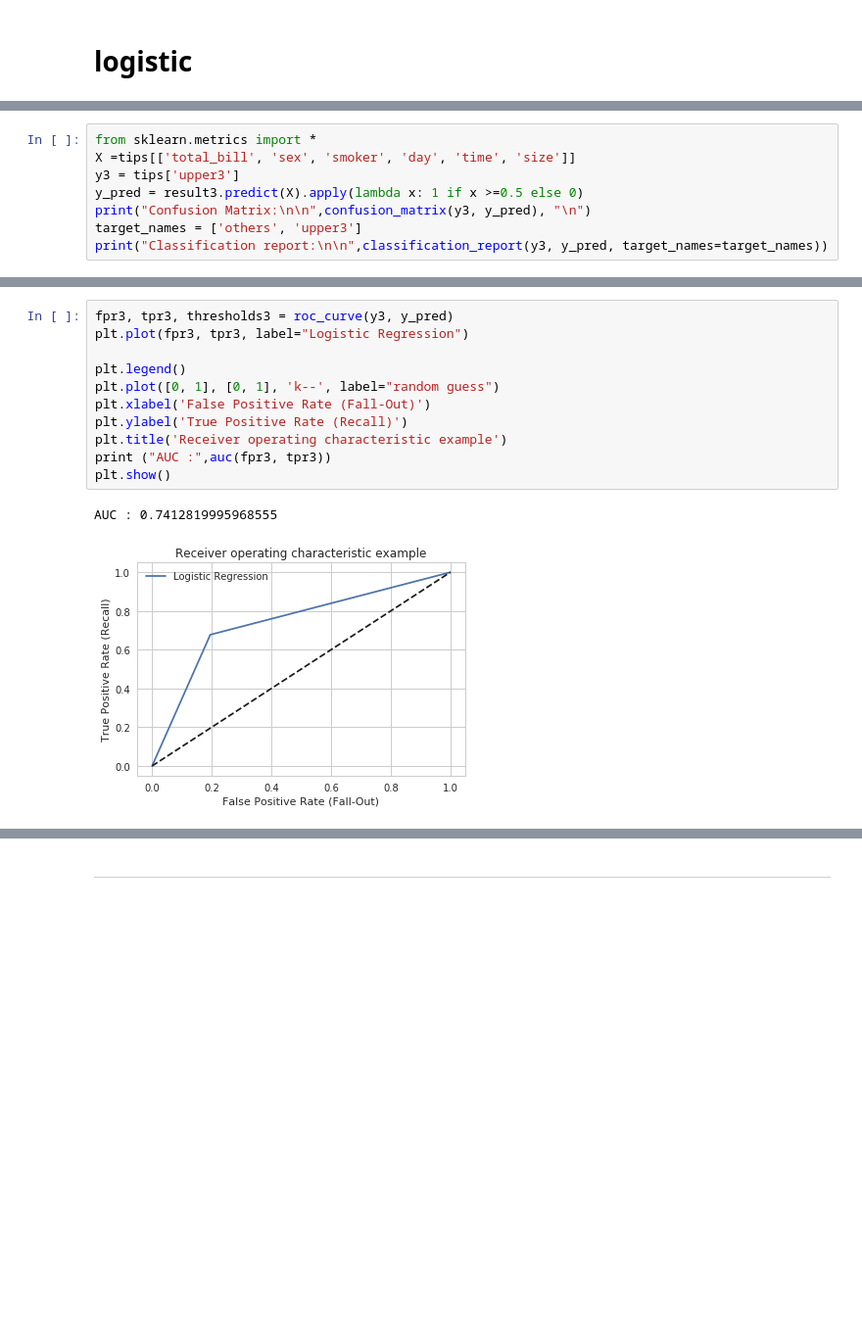
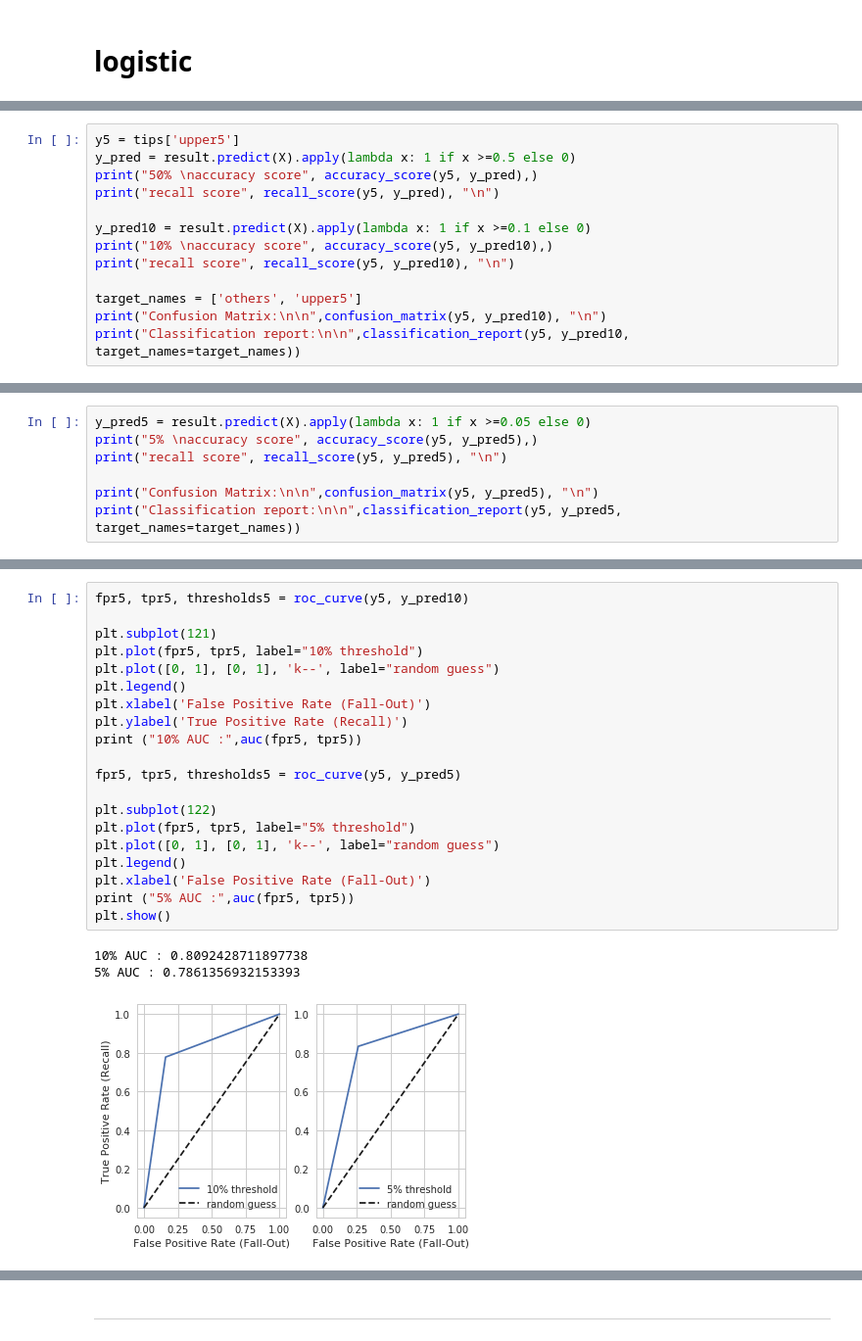
Before and after one commit to Moons08/personal-project-archive, a Jupyter notebook: 180209_seaborn_tips/Tips_classification.ipynb, the cells around one changed output, grey strips where cells are left out. Shown at 98% size. Saved outputs shown, nothing was run; the diff lists cells and outputs as text; blank space fills up the shorter version.

```diff
--- a/180209_seaborn_tips/Tips_classification.ipynb
+++ b/180209_seaborn_tips/Tips_classification.ipynb
@@ -96,0 +96,13 @@ plt.show()
+# %%
+y5 = tips['upper5']
+y_pred = result.predict(X).apply(lambda x: 1 if x >=0.5 else 0)
+print("50% \naccuracy score", accuracy_score(y5, y_pred),)
+print("recall score", recall_score(y5, y_pred), "\n")
+
+y_pred10 = result.predict(X).apply(lambda x: 1 if x >=0.1 else 0)
+print("10% \naccuracy score", accuracy_score(y5, y_pred10),)
+print("recall score", recall_score(y5, y_pred10), "\n")
+
+target_names = ['others', 'upper5']
+print("Confusion Matrix:\n\n",confusion_matrix(y5, y_pred10), "\n")
+print("Classification report:\n\n",classification_report(y5, y_pred10, target_names=target_names))
@@ -97,9 +130,8 @@ plt.show()
 # %%
-from sklearn.metrics import *
-X =tips[['total_bill', 'sex', 'smoker', 'day', 'time', 'size']]
-y3 = tips['upper3']
-y_pred = result3.predict(X).apply(lambda x: 1 if x >=0.5 else 0)
-print("Confusion Matrix:\n\n",confusion_matrix(y3, y_pred), "\n")
-target_names = ['others', 'upper3']
-print("Classification report:\n\n",classification_report(y3, y_pred, target_names=target_names))
+y_pred5 = result.predict(X).apply(lambda x: 1 if x >=0.05 else 0)
+print("5% \naccuracy score", accuracy_score(y5, y_pred5),)
+print("recall score", recall_score(y5, y_pred5), "\n")
+
+print("Confusion Matrix:\n\n",confusion_matrix(y5, y_pred5), "\n")
+print("Classification report:\n\n",classification_report(y5, y_pred5, target_names=target_names))
 # %% [output]
@@ -119,14 +155,24 @@ avg / total       0.75      0.74      0.74       244
 # %%
-fpr3, tpr3, thresholds3 = roc_curve(y3, y_pred)
-plt.plot(fpr3, tpr3, label="Logistic Regression")
+fpr5, tpr5, thresholds5 = roc_curve(y5, y_pred10)
 
+plt.subplot(121)
+plt.plot(fpr5, tpr5, label="10% threshold")
+plt.plot([0, 1], [0, 1], 'k--', label="random guess")
 plt.legend()
-plt.plot([0, 1], [0, 1], 'k--', label="random guess")
 plt.xlabel('False Positive Rate (Fall-Out)')
 plt.ylabel('True Positive Rate (Recall)')
-plt.title('Receiver operating characteristic example')
-print ("AUC :",auc(fpr3, tpr3))
+print ("10% AUC :",auc(fpr5, tpr5))
+
+fpr5, tpr5, thresholds5 = roc_curve(y5, y_pred5)
+
+plt.subplot(122)
+plt.plot(fpr5, tpr5, label="5% threshold")
+plt.plot([0, 1], [0, 1], 'k--', label="random guess")
+plt.legend()
+plt.xlabel('False Positive Rate (Fall-Out)')
+print ("5% AUC :",auc(fpr5, tpr5))
 plt.show()
 # %% [output]
-AUC : 0.7412819995968555
+10% AUC : 0.8092428711897738
+5% AUC : 0.7861356932153393
-[figure, old version]
+[figure, new version]
```
Also changed, not shown: parts of 72 cells of this notebook, 1 other file.
